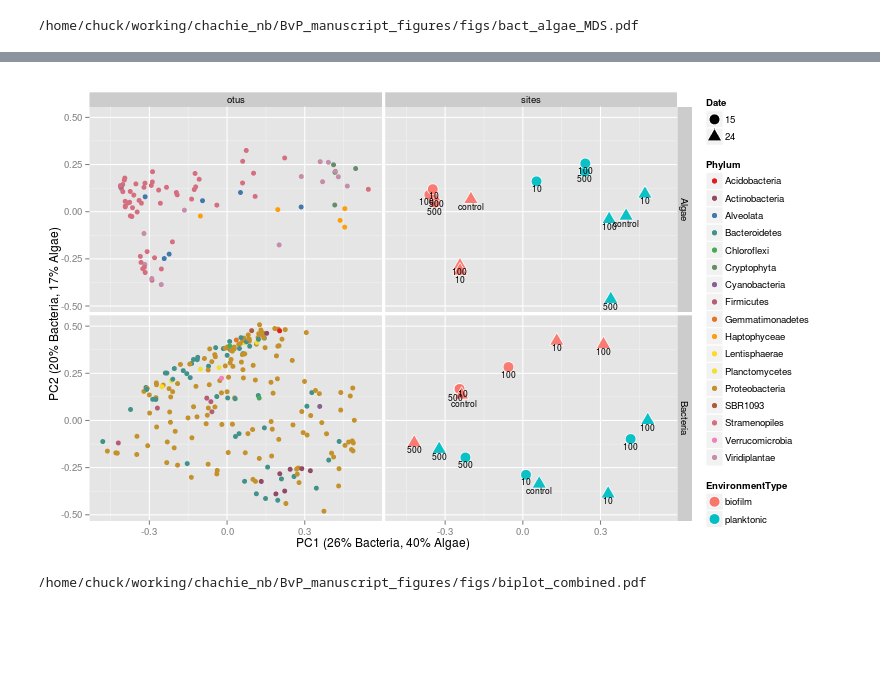
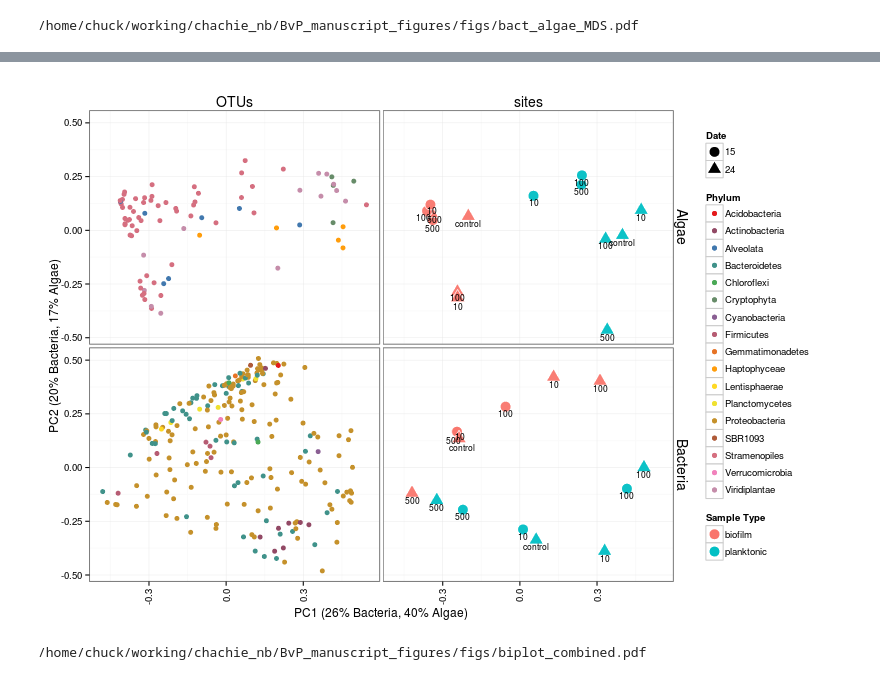
Before and after one commit to chuckpr/BvP_manuscript_figures, a Jupyter notebook: ordination_BP.ipynb, the cells around one changed output, grey strips where cells are left out. Drawn from its saved outputs; the diff is of its cells as text; code cells hidden in the pictures; blank space fills up the shorter version.

```diff
--- a/ordination_BP.ipynb
+++ b/ordination_BP.ipynb
@@ -180,7 +170,7 @@ if( setequal(row.names(otu.scores), row.names(tax)) ){
 }
 
 df.otus.bact = otu.scores.wtax
-df.otus.bact$type = "otus"
+df.otus.bact$type = "OTUs"
 df.otus.bact$libraryType = "Bacteria"
 # %%
 %%R
@@ -207,7 +197,7 @@ if( setequal(row.names(otu.scores), row.names(tax)) ){
 }
 
 df.otus.euks = otu.scores.wtax
-df.otus.euks$type = "otus"
+df.otus.euks$type = "OTUs"
 df.otus.euks$libraryType = "Algae"
 # %%
 %%R
@@ -232,7 +222,7 @@ print(head(mds.euks$values))
 5      0.7582822
 6      0.8266053
 # %%
-%%R -w 800
+%%R -w 800 -h 550
 d.sites.comb = rbind.fill(df.sites.bact, df.sites.euks)
 
 x.fact <- 100 / max(d.sites.comb$Axis.1)
@@ -249,35 +239,43 @@ d = rbind.fill(df.otus.bact, df.otus.euks, d.sites.comb)
 
 colourCount = length(unique(d$Rank2))
 getPalette = colorRampPalette(brewer.pal(10, "Set1"))
 
 p = ggplot(d, aes(x = Axis.1, y = Axis.2))
 p = p + facet_grid(libraryType ~ type)
 p = p + layer(data = df.otus.bact,  geom = c("point"),
               mapping = aes(color = Rank2), size = 3, shape = 20)
 p = p + layer(data = df.sites.bact,  geom = c("point"),
               mapping = aes(fill = EnvironmentType, shape = Date),
               alpha = 0.95, size = 5, color = "white")
 p = p + layer(data = df.otus.euks,  geom = c("point"),
               mapping = aes(color = Rank2), size = 3, shape = 20)
 p = p + layer(data = df.sites.euks,  geom = c("point"),
               mapping = aes(fill = EnvironmentType, shape = Date),
               alpha = 0.95, size = 5, color = "white")
 
 p = p + layer(data = d.sites.comb, geom = c("text"),
               mapping = aes(x = text.x, y = text.y, label = CarbonToPhosphorous),
               size = 3, vjust = 1.5, hjust = 0.5)
 
 
 p = p + scale_shape_manual(values = c(21, 24), guide=guide_legend(override.aes=aes(fill="black")))
 p = p + scale_fill_manual(values = c("#f8766d", "#00bfc4"), guide=guide_legend(override.aes=aes(shape=21)))
 p = p + scale_color_manual(values=getPalette(colourCount))
 p = p + guides(color = guide_legend(title = "Phylum"))
 p = p + xlab("PC1 (26% Bacteria, 40% Algae)")
 p = p + ylab("PC2 (20% Bacteria, 17% Algae)")
 
-print(p)
+p = p + theme_bw()
+p = p + theme(axis.text.x = element_text(angle = 90, vjust = 0.5, hjust = 1),
+              strip.text.x = element_text(size = 14),
+              strip.text.y = element_text(size = 14),
+              strip.background = element_blank())
+
+p = p + labs(fill = "Sample Type")
+
+p
 # %% [output]
-[figure, old version]
+[figure, new version]
 # %%
 %%R
 ggsave("figs/biplot_combined.pdf", p, w = 10, h = 7)
```
Also changed, not shown: parts of 7 cells of this notebook, 1 other file.
